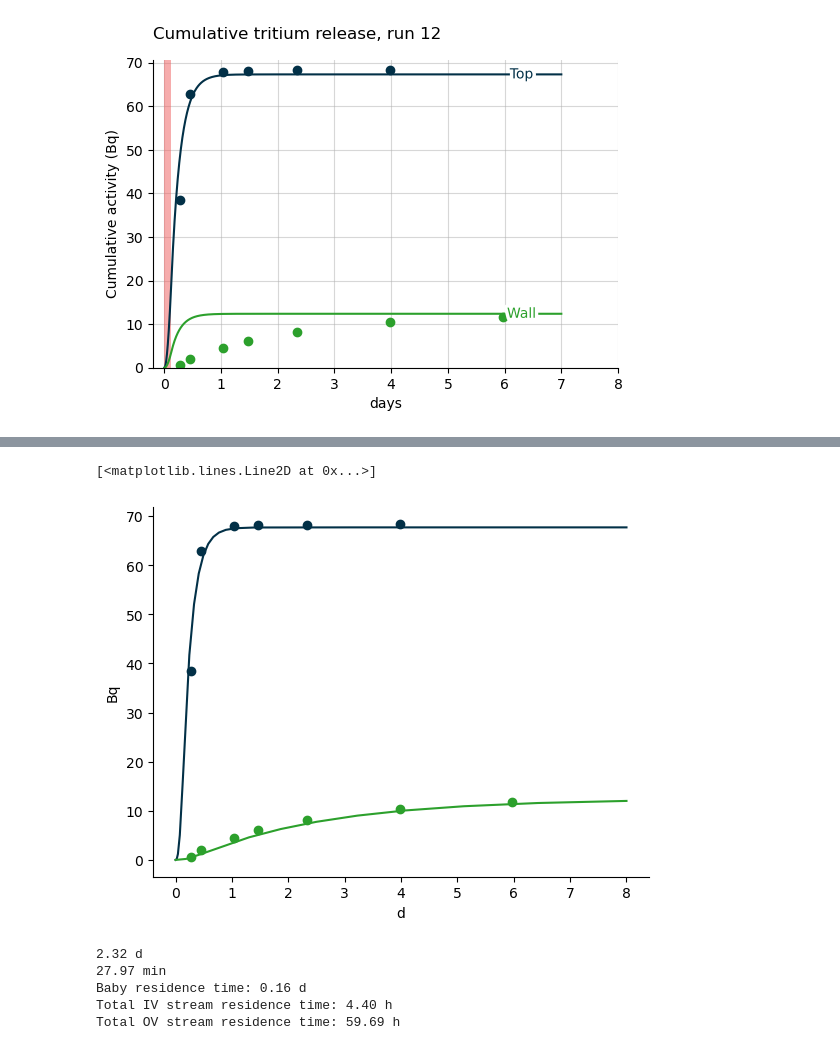
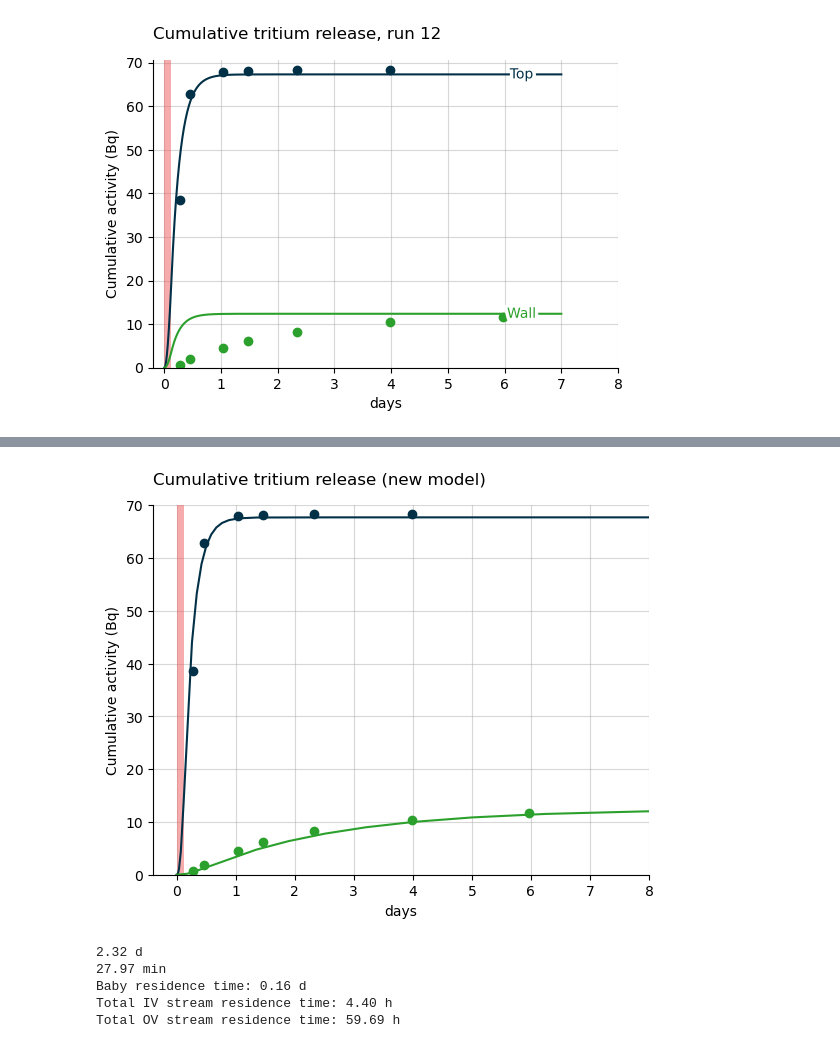
Before and after one commit to LIBRA-project/BABY-1L-run-12, a Jupyter notebook: analysis/tritium/tritium_model.ipynb, the cells around one changed output, grey strips where cells are left out. Drawn from its saved outputs; the diff is of its cells as text; code cells hidden in the pictures.

Commit message:
improved plotting

```diff
--- a/analysis/tritium/tritium_model.ipynb
+++ b/analysis/tritium/tritium_model.ipynb
@@ -167,19 +170,31 @@ my_simulation.run(8 * 24 * 3600)
 # %%
+plot_irradiation(baby_model, facecolor="#EF5B5B", alpha=0.5)
 plt.scatter(
     replacement_times_top, IV_stream.get_cumulative_activity("total"), color="#023047"
 )
 plt.scatter(
     replacement_times_walls,
     OV_stream.get_cumulative_activity("total"),
     color="tab:green",
 )
 
 time, data = cumulative_release_34.read()
 plt.plot((time * ureg.s), quantity_to_activity(data[0] * ureg.particle), color="#023047")
 plt.plot((time * ureg.s), quantity_to_activity(data[1] * ureg.particle), color="tab:green",)
+
+plt.title("Cumulative tritium release (new model)", loc="left", pad = 15)
+plt.ylim(0, 70)
+plt.xlim(right = 8)
+plt.xlabel("days")
+
+plt.ylabel("Cumulative activity (Bq)")
+
+plt.grid(alpha=0.5)
+labelLines(plt.gca().get_lines(), zorder=2.5, xvals=[45] * 2)
+
+plt.show()
 # %% [output]
-[<matplotlib.lines.Line2D at 0x...>]
-[figure, old version]
+[figure, new version]
 # %%
 from pathsim_model import OV_gas_residence_time, IV_gas_residence_time, baby_residence_time
 
```
Also changed, not shown: parts of 3 cells of this notebook.
